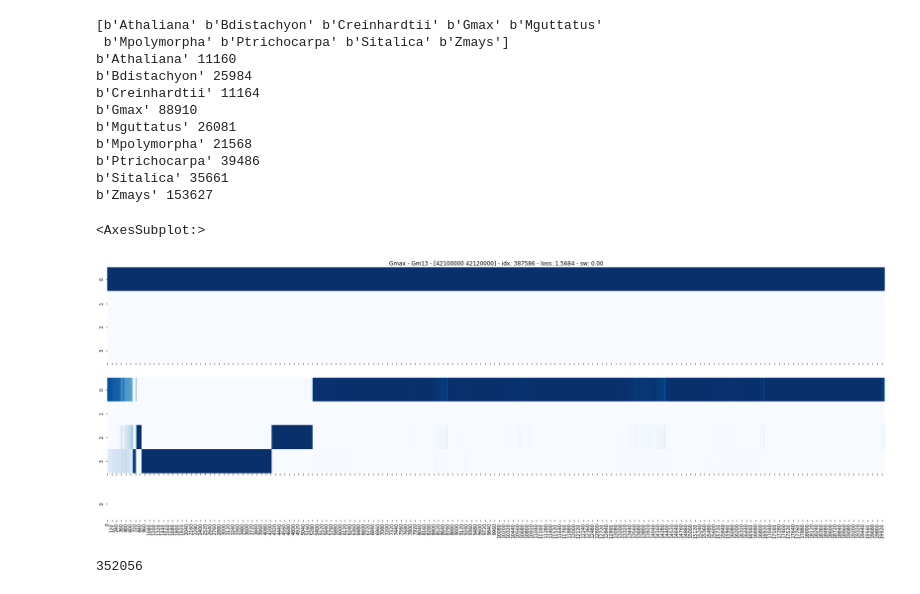
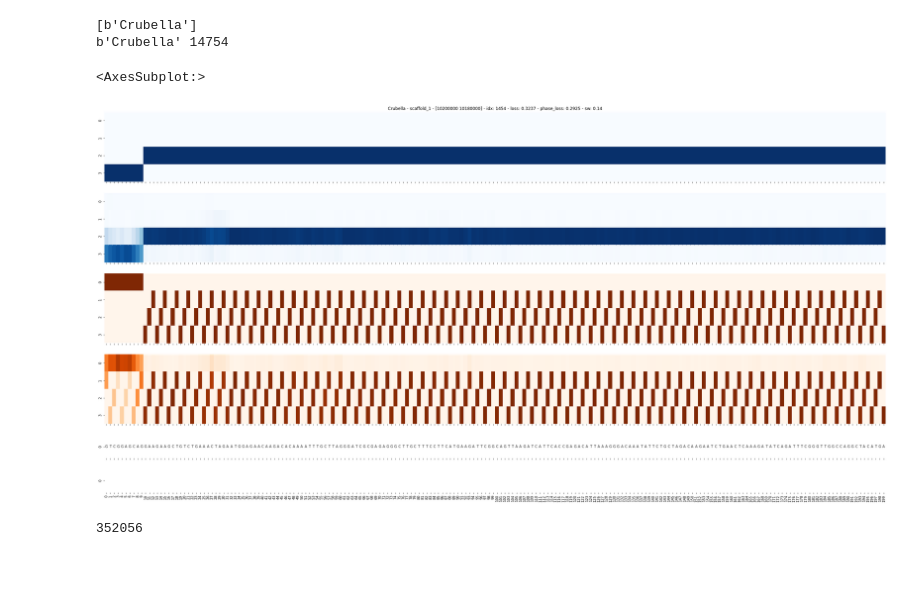
Before and after one commit to weberlab-hhu/helixer_scratch, a Jupyter notebook: notebooks/plot_predictions.ipynb, the cells around one changed output. Drawn from its saved outputs; the diff is of its cells as text; code cells hidden in the pictures; blank space fills up the shorter version.

Commit message:
visualization notebook

```diff
--- a/notebooks/plot_predictions.ipynb
+++ b/notebooks/plot_predictions.ipynb
@@ -20,16 +20,20 @@ def dna_sequence(y):
     sequence = ''.join([letters[idx] for idx in np.nonzero(y)[1]])
     return sequence
 # %%
-f = h5py.File('/home/felix/Desktop/helixer/data/plants/nine_genomes_nosplit_tmp/training_data.h5', 'r')
-# p = h5py.File('/home/felix/Desktop/x9HyB_Crubella_predictions.h5', 'r')
-# d = h5py.File('/home/felix/git/HelixerPrep/data/plants/single_genomes/Crubella/test_data.h5', 'r')
+# f = h5py.File('/home/felix/Desktop/helixer/data/plants/nine_genomes_nosplit_tmp/training_data.h5', 'r')
+
+f = h5py.File('/home/felix/Desktop/helixer/data/plants/single_genomes/Crubella/test_data.h5', 'r')
+p = h5py.File('/home/felix/Desktop/crubella_tests/crubella_predictions.h5', 'r')
 # %%
 X = f['data/X']
 y_true = f['data/y']
-y_pred = f['data/predictions']
 sw = f['data/sample_weights']
 seqids = f['data/seqids'][:]
 species = f['data/species'][:]
 start_ends = f['data/start_ends'][:]
-print(f'{X.shape=}, {y_true.shape=}, {y_pred.shape=}, {sw.shape=}')
+y_true_phase = f['data/phases'][:]
+
+y_pred = p['/predictions']
+y_pred_phase = p['/predictions_phase']
+print(f'{X.shape=}, {y_true.shape=}, {y_pred.shape=}, {y_pred_phase.shape=}, {sw.shape=}')
 # %% [output]
@@ -77,38 +89,53 @@ calculated losses for offset 420000 / 413641
 unique_species = np.unique(species)
 print(unique_species)
 
-loss_idxs = {}
-loss_idxs['all'] = np.argsort(losses)
+loss_idxs, loss_phase_idxs = {}, {}
+loss_idxs['all'], loss_phase_idxs['all'] = np.argsort(losses), np.argsort(losses_phase)
 for name in unique_species:
     species_idx = np.argwhere(species == name).ravel()
     loss_idxs[name.decode()] = [i for i in loss_idxs['all'] if i in species_idx]
     print(name, len(loss_idxs[name.decode()]))
 # %% [output]
-[b'Athaliana' b'Bdistachyon' b'Creinhardtii' b'Gmax' b'Mguttatus'
- b'Mpolymorpha' b'Ptrichocarpa' b'Sitalica' b'Zmays']
-b'Athaliana' 11160
-b'Bdistachyon' 25984
-b'Creinhardtii' 11164
-b'Gmax' 88910
-b'Mguttatus' 26081
-b'Mpolymorpha' 21568
-b'Ptrichocarpa' 39486
-b'Sitalica' 35661
-b'Zmays' 153627
+[b'Crubella']
+b'Crubella' 14754
 # %%
 # sample weight color map
 cmap = colors.ListedColormap(['red', 'white'])
 bounds=[0, 0.5, 1.0]
 norm = colors.BoundaryNorm(bounds, cmap.N)
+plt.rc('axes', labelsize=30)
 # %%
-species_name = 'Gmax'
-idx = loss_idxs[species_name][-(np.random.randint(100 + 1))]  # choose sample from the 1000 with the highest loss
-fig, axes = plt.subplots(3, figsize=(30, 10), sharex=True, gridspec_kw={'height_ratios': [3, 3, 1]})
-axes[0].set_title(f'{species[idx].decode()} - {seqids[idx].decode()} - {start_ends[idx]} - idx: {idx} - loss: {losses[idx]:.4f} - sw: {frac_sw[idx]:.2f}')
-sns.heatmap(y_true[idx].T, cbar=False, cmap='Blues', ax=axes[0])
-sns.heatmap(y_pred[0, idx].T, cbar=False, cmap='Blues', ax=axes[1])
-sns.heatmap(sw[idx][:, None].T, cbar=False, cmap=cmap, norm=norm, ax=axes[2])
+# species_name = 'Gmax'
+# idx = loss_phase_idxs['all'][-(np.random.randint(100 + 1))]  # choose sample from the 1000 with the highest loss
+idx = loss_idxs['all'][np.random.randint(y_true.shape[0])]  # choose any sample
+range_ = slice(None)
+
+# idx = 8204
+# range_ = slice(4100, 4400)
+
+# idx = 5737
+# range_ = slice(9200, 9500)
+
+# idx = 4911
+# range_ = slice(12350, 12650)
+
+# idx = 2294
+# range_ = slice(700, 1200)
+
+idx = 1454
+range_ = slice(3500, 3700)
+
+seq_str = [[c for c in dna_sequence(X[idx][range_])]]
+
+fig, axes = plt.subplots(6, figsize=(40, 20), sharex=True, gridspec_kw={'height_ratios': [3, 3, 3, 3, 1, 1]})
+axes[0].set_title(f'{species[idx].decode()} - {seqids[idx].decode()} - {start_ends[idx]} - idx: {idx} - loss: {losses[idx]:.4f} - phase_loss: {losses_phase[idx]:.4f} - sw: {frac_sw[idx]:.2f}')
+sns.heatmap(y_true[idx, range_].T, cbar=False, cmap='Blues', ax=axes[0])
+sns.heatmap(y_pred[idx, range_].T, cbar=False, cmap='Blues', ax=axes[1])
+sns.heatmap(y_true_phase[idx, range_].T, cbar=False, cmap='Oranges', ax=axes[2])
+sns.heatmap(y_pred_phase[idx, range_].T, cbar=False, cmap='Oranges', ax=axes[3])
+sns.heatmap(np.zeros((len(y_true[0, range_]), 1)).T, annot=seq_str, fmt='', cmap=['White'], cbar=False, ax=axes[4])
+sns.heatmap(sw[idx, range_][:, None].T, cbar=False, cmap=cmap, norm=norm, ax=axes[5])
 # %% [output]
 <AxesSubplot:>
-[figure, old version]
+[figure, new version]
 # %%
```
Also changed, not shown: parts of 5 cells of this notebook.
